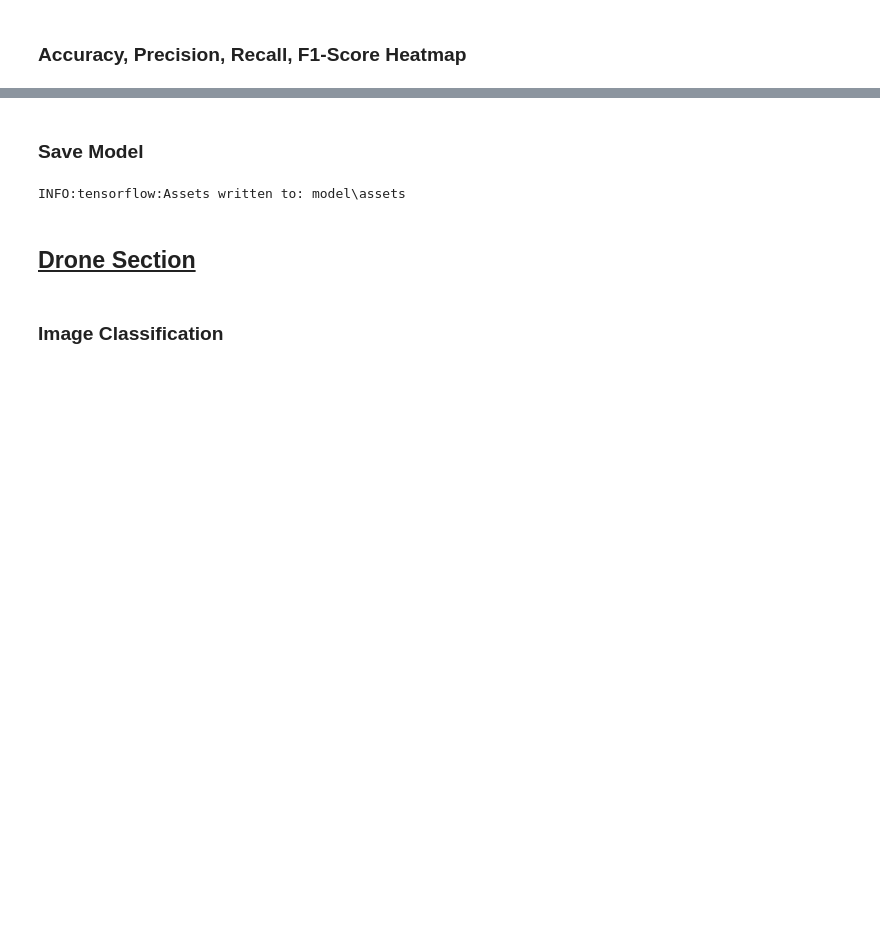
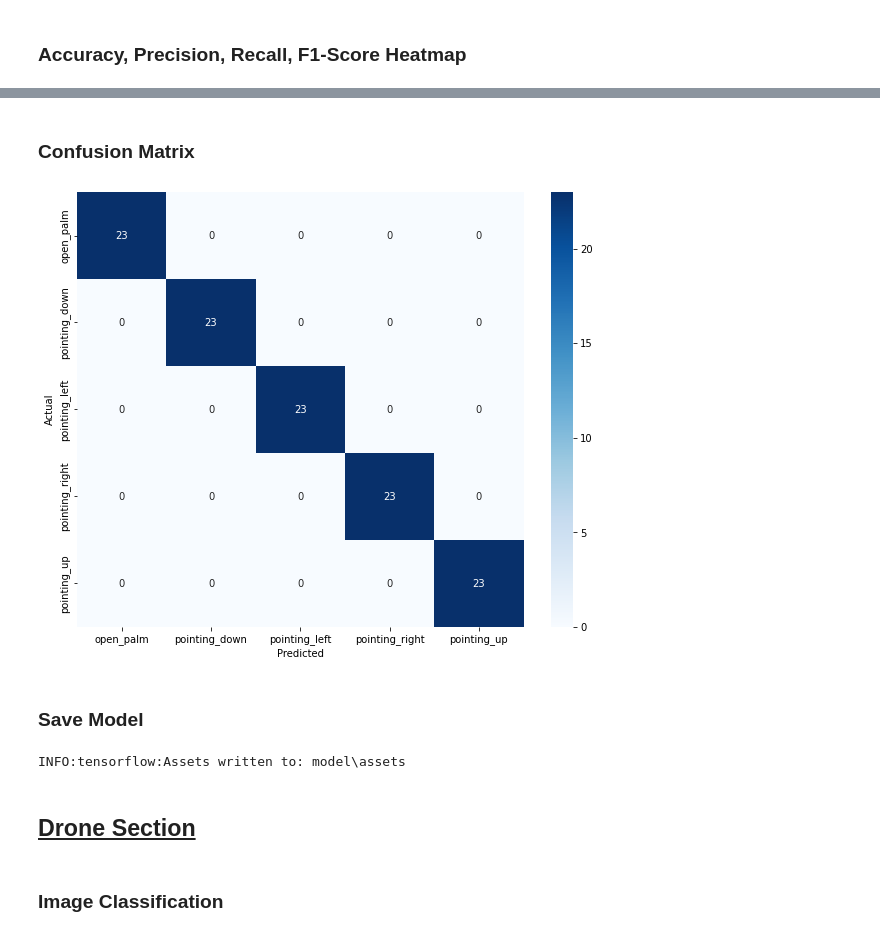
Before and after one commit to panagiotis-michael/ML-Driven-Drone-Control-With-Hand-Gestures, a Jupyter notebook: project.ipynb, the cells around one changed output, grey strips where cells are left out. Drawn from its saved outputs; the diff is of its cells as text; code cells hidden in the pictures; blank space fills up the shorter version.

Commit message:
Added confusion matrix

```diff
--- a/project.ipynb
+++ b/project.ipynb
@@ -239,3 +242,17 @@ sns.heatmap(pd.DataFrame(report).T, annot=True) # Setup heatmap with the help of
+# %% [markdown]
+### Confusion Matrix
+# %%
+conf_matrix = confusion_matrix(y_test, y_pred)
+index = ['open_palm','pointing_down','pointing_left','pointing_right','pointing_up']
+columns = ['open_palm','pointing_down','pointing_left','pointing_right','pointing_up']
+conf_matrix_df = pd.DataFrame(conf_matrix,columns,index)
+fig, ax = plt.subplots(figsize=(10,8))
+sns.heatmap(conf_matrix_df, annot=True, cmap='Blues',ax=ax)
+plt.ylabel('Actual')
+plt.xlabel('Predicted')
+plt.show()
+# %% [output]
+[figure, added]
 # %% [markdown]
 ### Save Model
 # %%
```
Also changed, not shown: parts of 7 cells of this notebook, 3 other files.
